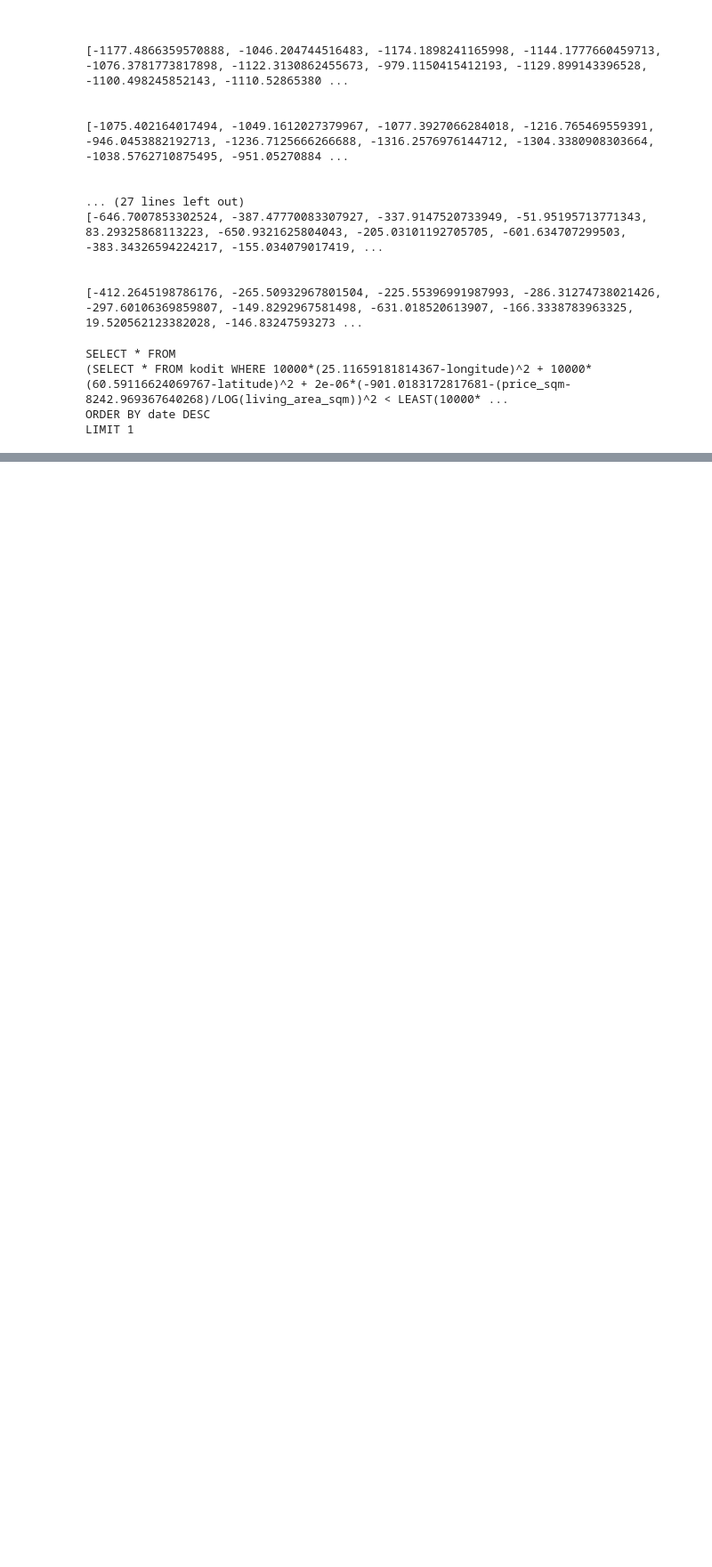
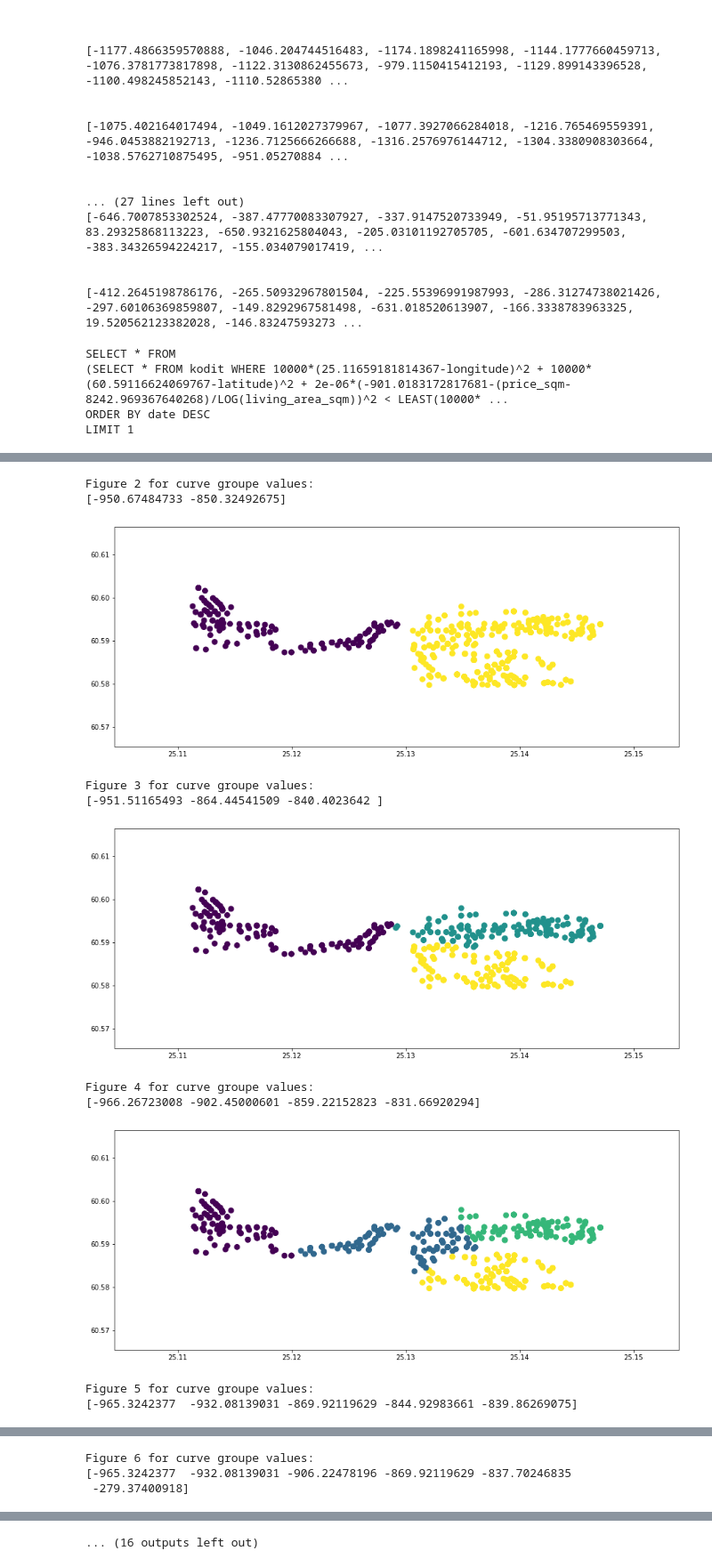
Before and after one commit to Like-an-Angel/kioapp, a Jupyter notebook: analysis.ipynb, the cells around one changed output, grey strips where cells are left out. Shown at 89% size. Saved outputs shown, nothing was run; the diff lists cells and outputs as text; code cells hidden in the pictures; blank space fills up the shorter version.

```diff
--- a/analysis.ipynb
+++ b/analysis.ipynb
@@ -382,0 +415,22 @@ array([[   25.11321609,    60.59624697, -1112.42867485],
+# %%
+for k in range(2,max_k+1):
+    # The lowest cost experiment for current number of groups, k
+    best_exp_ind = np.argmin(total_costs[k,:])
+    # label order is not corresponding to price; reassign order for better visibility
+    labels = reassign_labels_by_prices(parameters[k,best_exp_ind,:k,:])
+    print(f"\nFigure {k} for curve groupe values:") # {parameters[k,exp,:k,:]}
+    print(np.sort(parameters[k,best_exp_ind,:k,2]))
+    visualize_clusters(labels)
+    #input("Press Enter to continue...")
+# %% [output]
+Figure 2 for curve groupe values:
+[-950.67484733 -850.32492675]
+[figure, added]
+Figure 3 for curve groupe values:
+[-951.51165493 -864.44541509 -840.4023642 ]
+[figure, added]
+Figure 4 for curve groupe values:
+[-966.26723008 -902.45000601 -859.22152823 -831.66920294]
+[figure, added]
+Figure 5 for curve groupe values:
+[-965.3242377  -932.08139031 -869.92119629 -844.92983661 -839.86269075]
@@ -382,0 +438,3 @@ array([[   25.11321609,    60.59624697, -1112.42867485],
+Figure 6 for curve groupe values:
+[-965.3242377  -932.08139031 -906.22478196 -869.92119629 -837.70246835
+ -279.37400918]
@@ -382,0 +446 @@ array([[   25.11321609,    60.59624697, -1112.42867485],
+... (16 outputs left out)
```
Also changed, not shown: parts of 10 cells of this notebook, 1 other file.
